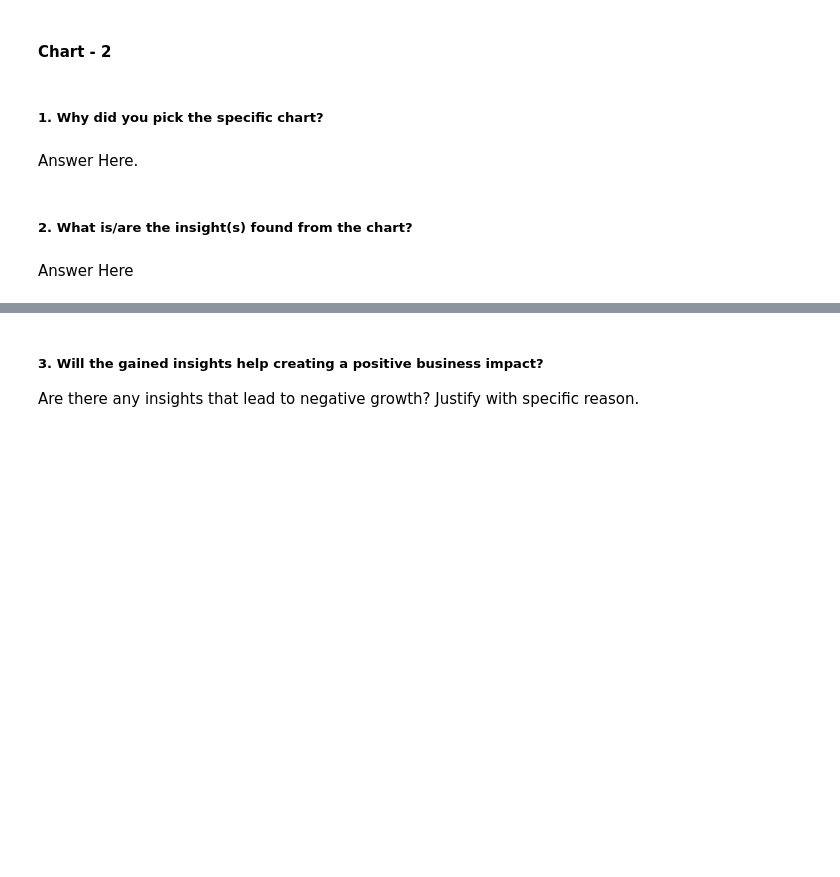
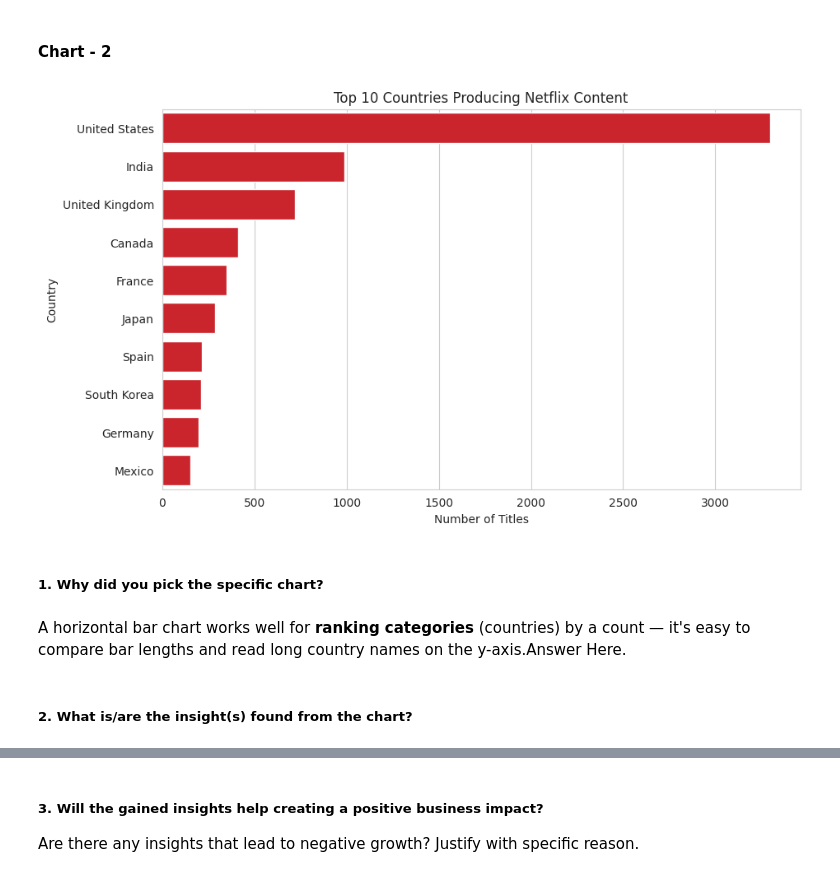
Before and after one commit to krishnajaindev/netflix-analysis, a Jupyter notebook: Netflix Analysis.ipynb, the cells around one changed output, grey strips where cells are left out. Cells and saved outputs as stored; diff of their text form; code cells hidden in the pictures; blank space fills up the shorter version.

```diff
--- a/Netflix Analysis.ipynb
+++ b/Netflix Analysis.ipynb
@@ -335,11 +357,21 @@ Answer Here
 #### Chart - 2
 # %%
 # Chart - 2 visualization code
+# %%
+country_series = netflix['country'].str.split(', ').explode()
+top_countries = country_series[country_series != 'Not Specified'].value_counts().head(10)
+
+plt.figure(figsize=(10, 6))
+sns.barplot(x=top_countries.values, y=top_countries.index, color='#E50914')
+plt.title('Top 10 Countries Producing Netflix Content')
+plt.xlabel('Number of Titles')
+plt.ylabel('Country')
+plt.show()
+# %% [output]
+[figure, added]
 # %% [markdown]
 ##### 1. Why did you pick the specific chart?
-# %% [markdown]
-Answer Here.
+# %% [markdown]
+A horizontal bar chart works well for **ranking categories** (countries) by a count — it's easy to compare bar lengths and read long country names on the y-axis.Answer Here.
 # %% [markdown]
 ##### 2. What is/are the insight(s) found from the chart?
-# %% [markdown]
-Answer Here
```
Also changed, not shown: parts of 61 cells of this notebook.
